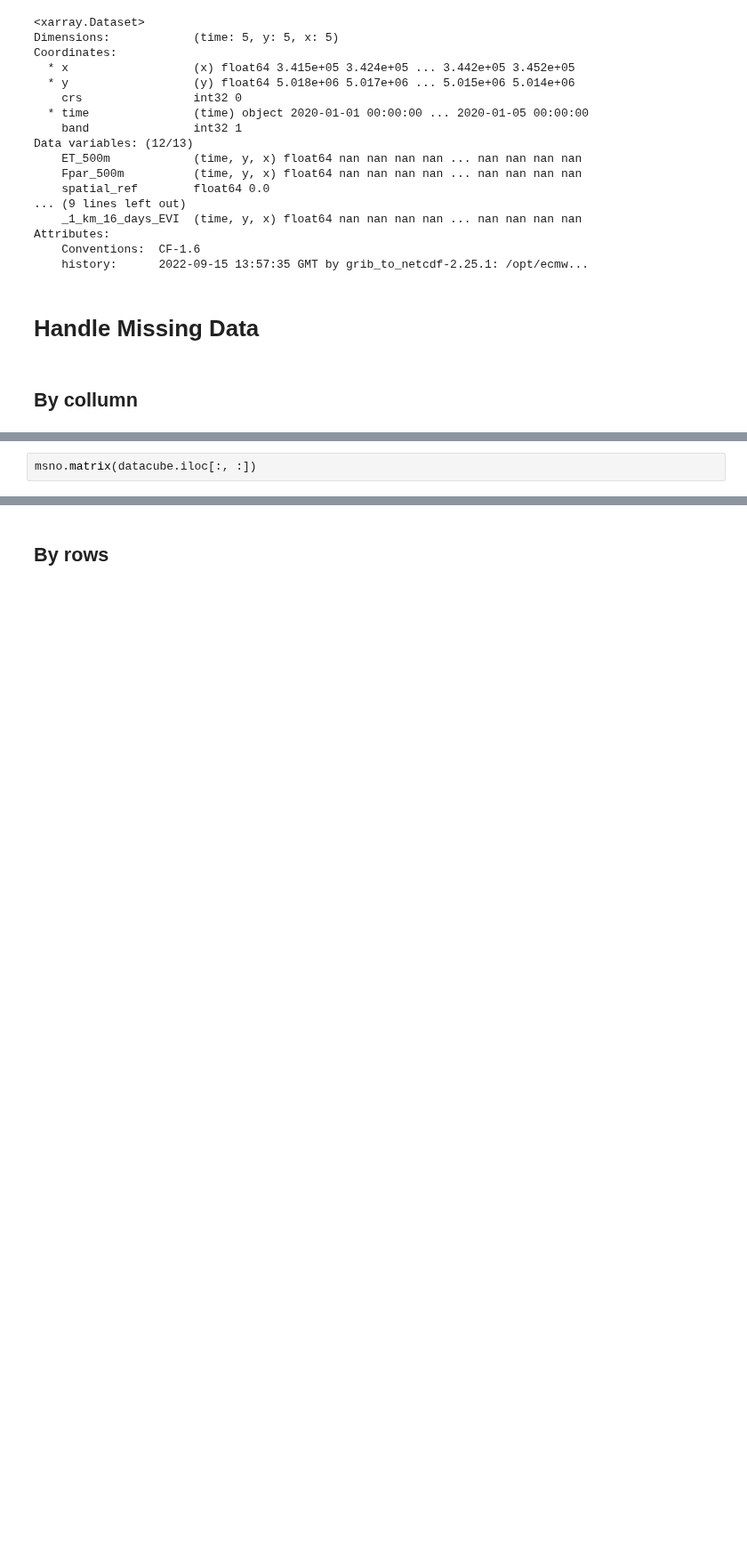
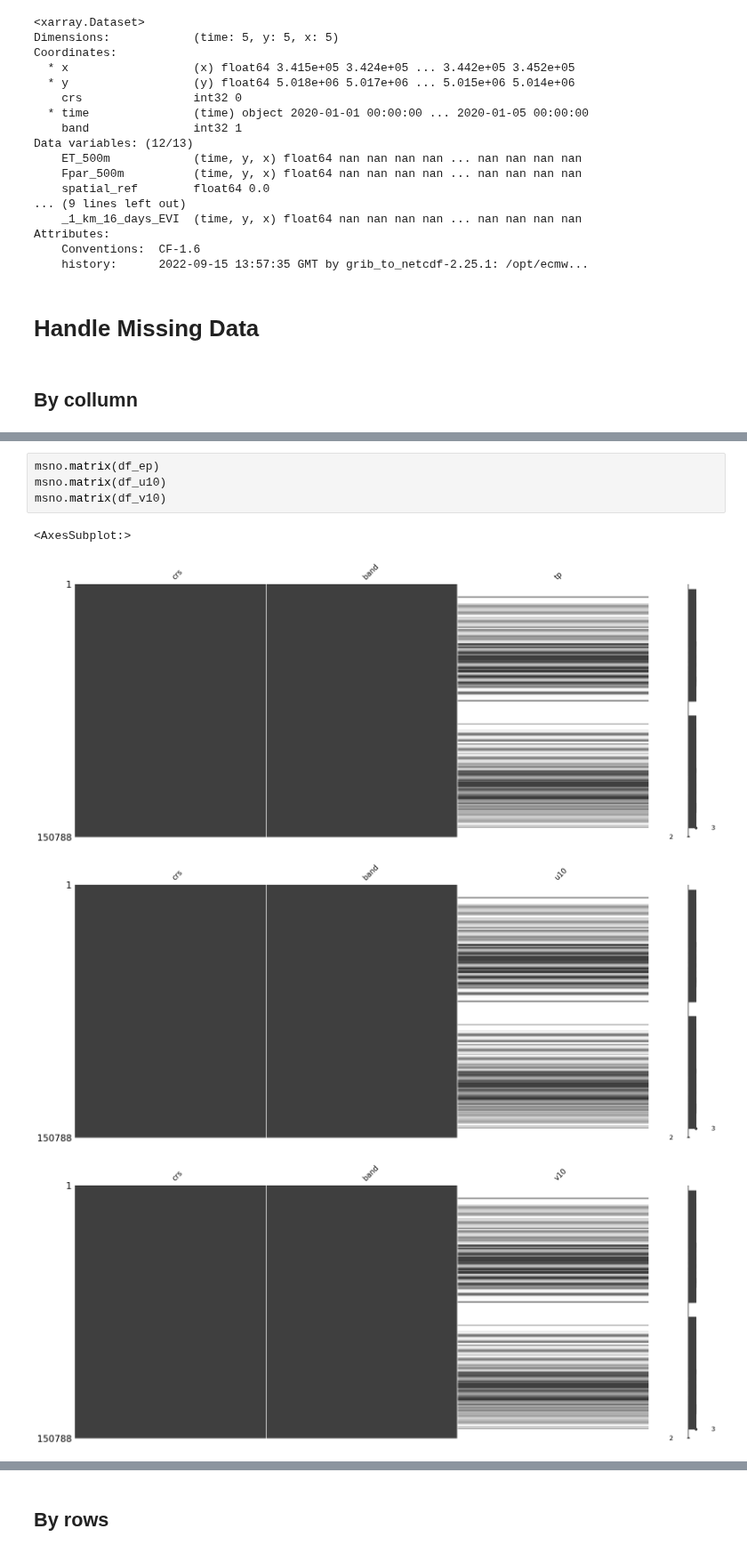
Before and after one commit to Sliders122/wildfire, a Jupyter notebook: src/Pre-Processing_Datacube.ipynb, the cells around one changed output, grey strips where cells are left out. Shown at 89% size. Drawn from its saved outputs; the diff is of its cells as text; blank space fills up the shorter version.

```diff
--- a/src/Pre-Processing_Datacube.ipynb
+++ b/src/Pre-Processing_Datacube.ipynb
@@ -126,2 +169,9 @@ sns.heatmap(datacube[cols].isna(), cmap=sns.color_palette(colours))
-# %%
-msno.matrix(datacube.iloc[:, :])
+# %%
+msno.matrix(df_ep)
+msno.matrix(df_u10)
+msno.matrix(df_v10)
+# %% [output]
+<AxesSubplot:>
+[figure, added]
+[figure, added]
+[figure, added]
```
Also changed, not shown: parts of 38 cells of this notebook, 1 other file.
